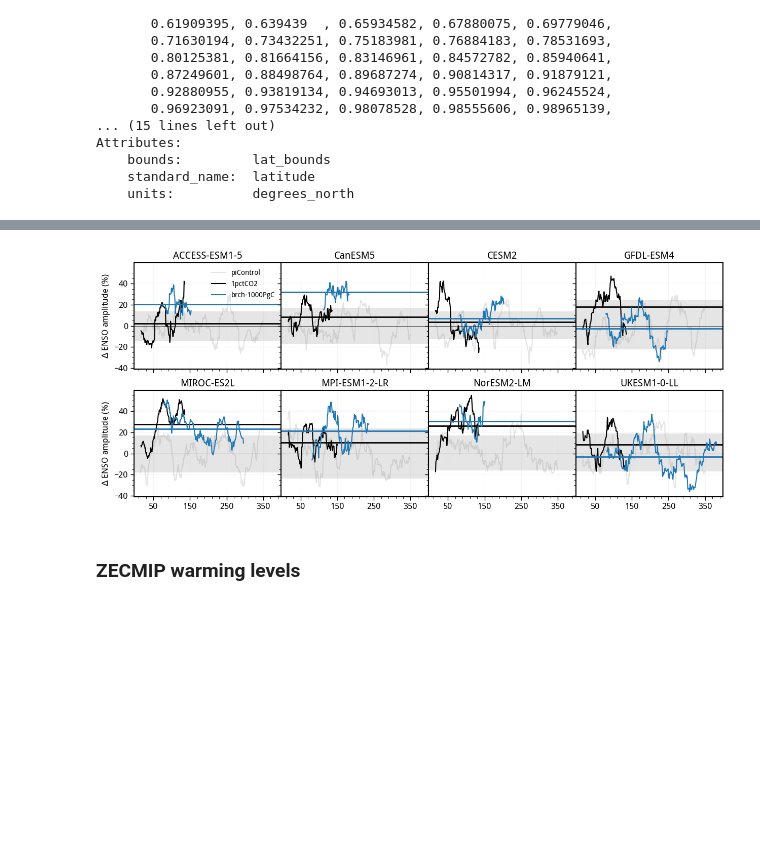
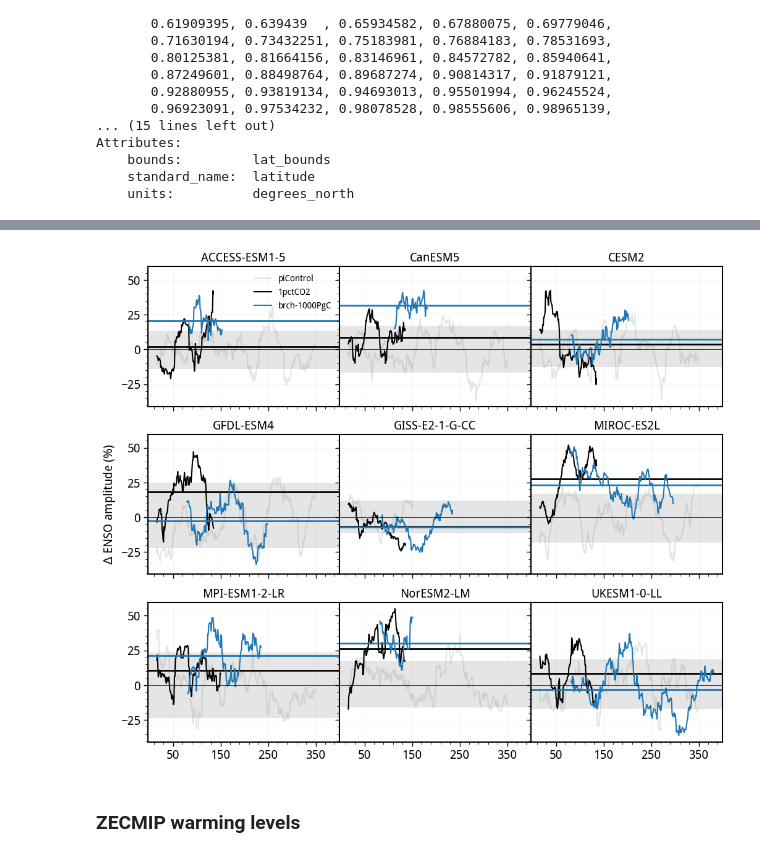
Before and after one commit to adisen99/net_zero_enso_pacific_changes, a Jupyter notebook: 02_zecmip_enso_characteristics.ipynb, the cells around one changed output, grey strips where cells are left out. Drawn from its saved outputs; the diff is of its cells as text; code cells hidden in the pictures; blank space fills up the shorter version.

```diff
--- a/02_zecmip_enso_characteristics.ipynb
+++ b/02_zecmip_enso_characteristics.ipynb
@@ -226,5 +244,5 @@ import seaborn as sns
 # %%
-fig, axarr = plt.subplots(nrows=2, ncols=4, figsize=(15,6), constrained_layout=True, sharex=True, sharey=True)
+fig, axarr = plt.subplots(nrows=3, ncols=3, figsize=(12,10), constrained_layout=True, sharex=True, sharey=True)
 axlist = axarr.flatten()
 for i in range(len(axlist)):
     xdata0 = pic_dat[models_zec[i]].time.dt.year
@@ -242,8 +260,8 @@ for i in range(len(axlist)):
     # axlist[i].set_title(models_zec[i] + f' (n = {len(trans_dat[models_zec[i]].model)})', fontsize=14)
     axlist[i].set_title(models_zec[i], fontsize=14)
 
-axlist[0].set_ylabel('GMST anomaly (degC)')
-axlist[4].set_ylabel('GMST anomaly (degC)')
+# axlist[0].set_ylabel('GMST anomaly (degC)')
+axlist[3].set_ylabel('GMST anomaly (degC)')
 axlist[0].legend(frameon=False, loc='upper right', fontsize=10)
 
 plt.subplots_adjust(wspace=0.0, hspace=0.2)
@@ -433,5 +454,5 @@ plt.ylim(-0.45, 0.45)
 # %%
-fig, axarr = plt.subplots(nrows=2, ncols=4, figsize=(15,6), constrained_layout=True, sharex=True, sharey=True)
+fig, axarr = plt.subplots(nrows=3, ncols=3, figsize=(12,10), constrained_layout=True, sharex=True, sharey=True)
 axlist = axarr.flatten()
 for i in range(len(axlist)):
     xdata0 = trans_dat[models_zec[i]].time.dt.year
@@ -447,8 +468,8 @@ for i in range(len(axlist)):
     # axlist[i].set_title(models_zec[i] + f' (n = {len(trans_dat[models_zec[i]].model)})', fontsize=14)
     axlist[i].set_title(models_zec[i], fontsize=14)
 
-axlist[0].set_ylabel('WP temp. anomaly (degC)')
-axlist[4].set_ylabel('EP temp. anomaly (degC)')
+# axlist[0].set_ylabel('WP temp. anomaly (degC)')
+axlist[3].set_ylabel('Temperature anomaly (degC)')
 axlist[0].legend(frameon=False, loc='upper right', fontsize=10)
 
 plt.subplots_adjust(wspace=0.0, hspace=0.2)
@@ -460,10 +481,13 @@ plt.minorticks_on()
 # %%
-fig, axarr = plt.subplots(nrows=2, ncols=4, figsize=(15,6), constrained_layout=True, sharex=True, sharey=True)
+fig, axarr = plt.subplots(nrows=3, ncols=3, figsize=(12,10), constrained_layout=True, sharex=True, sharey=True)
 axlist = axarr.flatten()
 for i in range(len(axlist)):
     xdata0 = pic_dat[models_zec[i]].time.dt.year
     sst_grad_pic = pic_dat[models_zec[i]].sel(lat = slice(-5, 5), lon = slice(140, 170)).weighted(weights).mean(('lat', 'lon')).isel(time = slice(1, -1), model=0) - pic_dat[models_zec[i]].sel(lat = slice(-5, 5), lon = slice(190, 270)).weighted(weights).mean(('lat', 'lon')).isel(time = slice(1, -1), model=0)
-    axlist[i].plot((xdata0 - xdata0[0])[1:350], sst_grad_pic.isel(time = slice(1, 350)).rolling(time=30, center=True).mean('time'), color='tab:gray', label='piControl')
+    try:
+        axlist[i].plot((xdata0 - xdata0[0])[1:350], sst_grad_pic.isel(time = slice(1, 350)).rolling(time=30, center=True).mean('time'), color='tab:gray', label='piControl')
+    except:
+        axlist[i].plot((xdata0 - xdata0[0])[2:350], sst_grad_pic.rolling(time=30, center=True).mean('time'), color='tab:gray', label='piControl')
     #
     xdata0 = trans_dat[models_zec[i]].time.dt.year
     sst_grad_trans = trans_dat[models_zec[i]].sel(lat = slice(-5, 5), lon = slice(140, 170)).weighted(weights).mean(('lat', 'lon')).isel(time = slice(1, -1), model=0) - trans_dat[models_zec[i]].sel(lat = slice(-5, 5), lon = slice(190, 270)).weighted(weights).mean(('lat', 'lon')).isel(time = slice(1, -1), model=0)
@@ -478,8 +502,8 @@ for i in range(len(axlist)):
     # axlist[i].set_title(models_zec[i] + f' (n = {len(trans_dat[models_zec[i]].model)})', fontsize=14)
     axlist[i].set_title(models_zec[i], fontsize=14)
 
-axlist[0].set_ylabel('Pacific SST grad anomaly \n(degC)')
-axlist[4].set_ylabel('Pacifc SST gradient anomaly \n(degC)')
+# axlist[0].set_ylabel('Pacific SST grad anomaly \n(degC)')
+axlist[3].set_ylabel('$\Delta$ ZTG (degC)')
 axlist[0].legend(frameon=False, loc='lower right', fontsize=10)
 
 plt.subplots_adjust(wspace=0.0, hspace=0.2)
@@ -491,10 +515,13 @@ plt.minorticks_on()
 # %%
-fig, axarr = plt.subplots(nrows=2, ncols=4, figsize=(15,6), constrained_layout=True, sharex=True, sharey=True)
+fig, axarr = plt.subplots(nrows=3, ncols=3, figsize=(12,10), constrained_layout=True, sharex=True, sharey=True)
 axlist = axarr.flatten()
 for i in range(len(axlist)):
     xdata0 = pic_dat[models_zec[i]].time.dt.year
     nino34_pic = funcs.detrend_rolling_window(pic_dat[models_zec[i]].sel(lat = slice(-5, 5), lon = slice(-170+360, -120+360)).weighted(weights).mean(('lat', 'lon')), window_size=15).isel(time = slice(1, -1), model=0)
-    axlist[i].plot((xdata0 - xdata0[0])[1:350], nino34_pic.isel(time = slice(1,350)).rolling(time=30, center=True).std('time'), color='tab:gray', alpha=0.2, label='piControl')
+    try:
+        axlist[i].plot((xdata0 - xdata0[0])[1:350], nino34_pic.isel(time = slice(1,350)).rolling(time=30, center=True).std('time'), color='tab:gray', alpha=0.2, label='piControl')
+    except:
+        axlist[i].plot((xdata0 - xdata0[0])[2:350], nino34_pic.rolling(time=30, center=True).std('time'), color='tab:gray', alpha=0.2, label='piControl')
     # axlist[i].axhline(nino34_pic.isel(time = slice(1, 350)).rolling(time=30, center=True).std('time').mean('time'), color='tab:gray', lw=2.0)
     axlist[i].axhspan(nino34_pic.isel(time = slice(1, 350)).rolling(time=30, center=True).std('time').quantile(0.1, 'time'), nino34_pic.isel(time = slice(1, 350)).rolling(time=30, center=True).std('time').quantile(0.9, 'time'), color='tab:gray', alpha=0.2, lw=0.0)
 
@@ -517,8 +544,8 @@ for i in range(len(axlist)):
     # axlist[i].set_title(models_zec[i] + f' (n = {len(trans_dat[models_zec[i]].model)})', fontsize=14)
     axlist[i].set_title(models_zec[0], fontsize=14)
 
-axlist[0].set_ylabel('ENSO amplitude (degC)')
-axlist[4].set_ylabel('ENSO amplitude (degC)')
+# axlist[0].set_ylabel('ENSO amplitude (degC)')
+axlist[3].set_ylabel('ENSO amplitude (degC)')
 axlist[0].legend(frameon=False, loc='upper right', fontsize=10)
 
 plt.subplots_adjust(wspace=0.0, hspace=0.2)
@@ -530,11 +557,14 @@ plt.minorticks_on()
 # %%
-fig, axarr = plt.subplots(nrows=2, ncols=4, figsize=(15,6), constrained_layout=True, sharex=True, sharey=True)
+fig, axarr = plt.subplots(nrows=3, ncols=3, figsize=(12,10), constrained_layout=True, sharex=True, sharey=True)
 axlist = axarr.flatten()
 for i in range(len(axlist)):
     xdata0 = pic_dat[models_zec[i]].time.dt.year
     rolling_mag_pic = funcs.detrend_rolling_window(pic_dat[models_zec[i]].sel(lat = slice(-5, 5), lon = slice(-170+360, -120+360)).weighted(weights).mean(('lat', 'lon')), window_size=15).isel(time = slice(1, -1), model=0).rolling(time = 30, center=True).std('time')
     pic_change = (rolling_mag_pic/rolling_mag_pic.mean('time') - 1)*100
-    axlist[i].plot((xdata0 - xdata0[0])[1:350], pic_change.isel(time = slice(1, 350)), color='tab:gray', label='piControl', alpha=0.2)
+    try:
+        axlist[i].plot((xdata0 - xdata0[0])[1:350], pic_change.isel(time = slice(1, 350)), color='tab:gray', label='piControl', alpha=0.2)
+    except:
+        axlist[i].plot((xdata0 - xdata0[0])[2:350], pic_change, color='tab:gray', label='piControl', alpha=0.2)
     axlist[i].axhspan(pic_change.isel(time = slice(1, -1)).quantile(0.1, 'time'), pic_change.isel(time = slice(1, -1)).quantile(0.9, 'time'), color='tab:gray', alpha=0.2, lw=0.0)
     # bplot = axlist[i].boxplot(pic_change.dropna('time'), boxprops=dict(color='k'), meanline=False, widths=8, patch_artist=True, medianprops=dict(color='k'), showfliers=False, whis=[5, 95], positions=[-20])
     # for patch, color in zip(bplot['boxes'], ['k']):
@@ -545,36 +575,36 @@ for i in range(len(axlist)):
     xdata0 = trans_dat[models_zec[i]].time.dt.year
     rolling_mag_trans = funcs.detrend_rolling_window(trans_dat[models_zec[i]].sel(lat = slice(-5, 5), lon = slice(-170+360, -120+360)).weighted(weights).mean(('lat', 'lon')), window_size=15).isel(time = slice(1, -1), model=0).rolling(time = 30, center=True).std('time')
     trans_change = (rolling_mag_trans/rolling_mag_pic.mean('time') - 1)*100
     axlist[i].plot((xdata0 - xdata0[0])[1:-1], trans_change, color='k', label='1pctCO2')
     # axlist[i].plot([(xdata0 - xdata0[0])[30], (xdata0 - xdata0[0])[-30]], [trans_change.dropna('time')[1], trans_change.dropna('time')[-1]], color='k')
     axlist[i].axhline(trans_change.mean('time'), color='k', lw=2.0)
     # #
     xdata = stable1000_dat[models_zec[i]].time.dt.year
     rolling_mag_stable = funcs.detrend_rolling_window(stable1000_dat[models_zec[i]].sel(lat = slice(-5, 5), lon = slice(-170+360, -120+360)).weighted(weights).mean(('lat', 'lon')), window_size=15).isel(time = slice(1, -1), model=0).rolling(time = 30, center=True).std('time')
     stable_change = (rolling_mag_stable/rolling_mag_pic.mean('time') - 1)*100
     axlist[i].plot((xdata - xdata0[0])[1:-1], stable_change, color='tab:blue', label='brch-1000PgC')
     # axlist[i].plot([(xdata - xdata0[0])[30], (xdata - xdata0[0])[-30]], [stable_change.dropna('time')[1], stable_change.dropna('time')[-1]], color='tab:blue')
     axlist[i].axhline(stable_change.mean('time'), color='tab:blue', lw=2.0)
     #
     axlist[i].set_xticks(np.arange(50, 450, 100))
     # axlist[i].set_xticklabels([str(x) for x in np.arange(50, 450, 100)])
     axlist[i].axhline(0.0, color='k', lw=0.5)
     # axlist[i].set_yticklabels([])
     # axlist[i].axhline(0.0, color='k', ls='-', lw=0.5)
     axlist[i].grid(alpha=0.1)
     # axlist[i].set_title(models_zec[i] + f' (n = {len(trans_dat[models_zec[i]].model)})', fontsize=14)
     axlist[i].set_title(models_zec[i], fontsize=14)
 
-axlist[0].set_ylabel('$\Delta$ ENSO amplitude (%)')
-axlist[4].set_ylabel('$\Delta$ ENSO amplitude (%)')
+# axlist[0].set_ylabel('$\Delta$ ENSO amplitude (%)')
+axlist[3].set_ylabel('$\Delta$ ENSO amplitude (%)')
 axlist[0].legend(frameon=False, loc='upper right', fontsize=10)
 
 plt.subplots_adjust(wspace=0.0, hspace=0.2)
 plt.minorticks_on()
 # plt.ylim(0.5,3.5)
 # sns.despine()
 # %% [output]
-[figure, old version]
+[figure, new version]
 # %% [markdown]
 ### ZECMIP warming levels
 # %%
```
Also changed, not shown: parts of 14 cells of this notebook, 2 other files.
